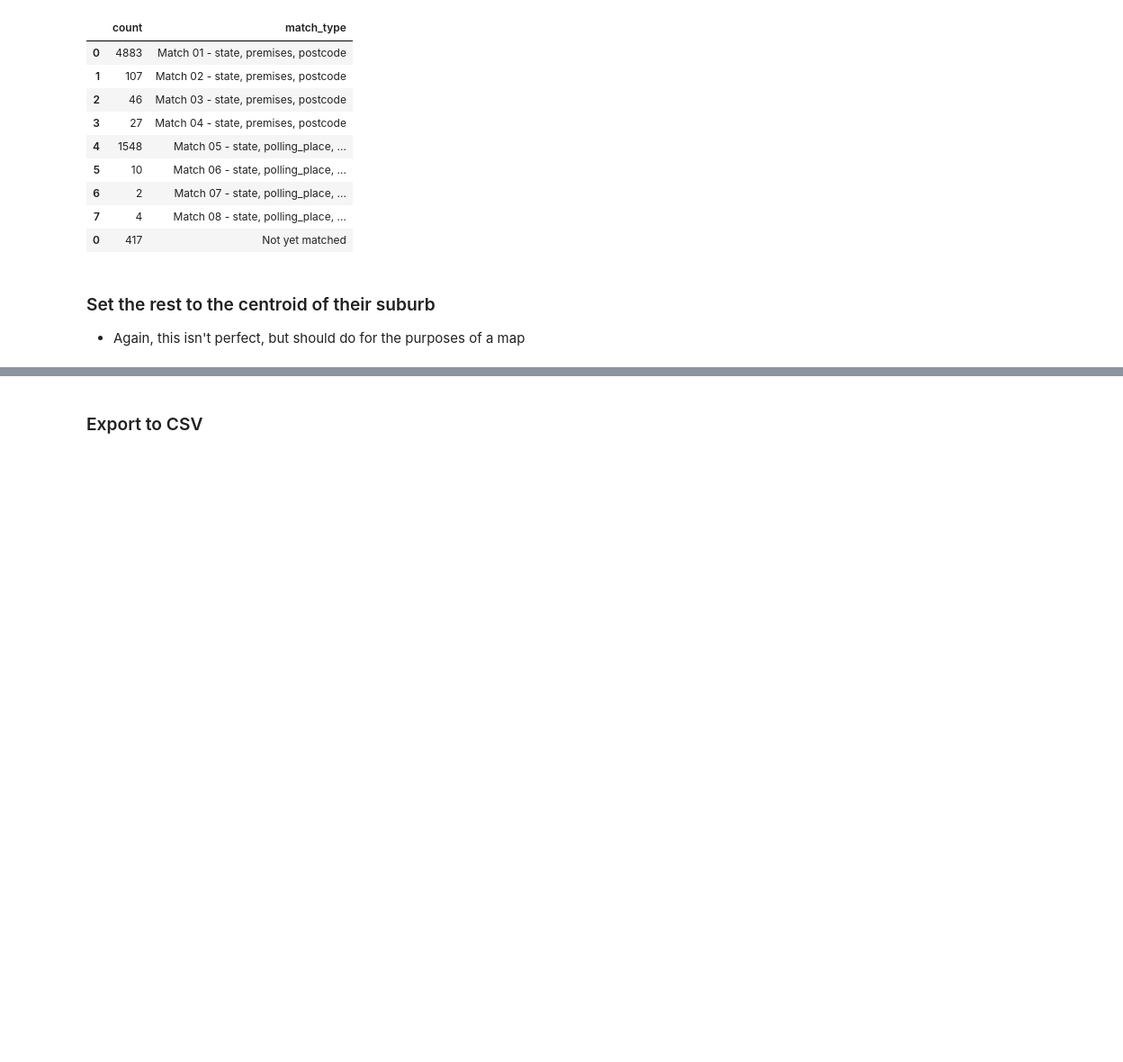
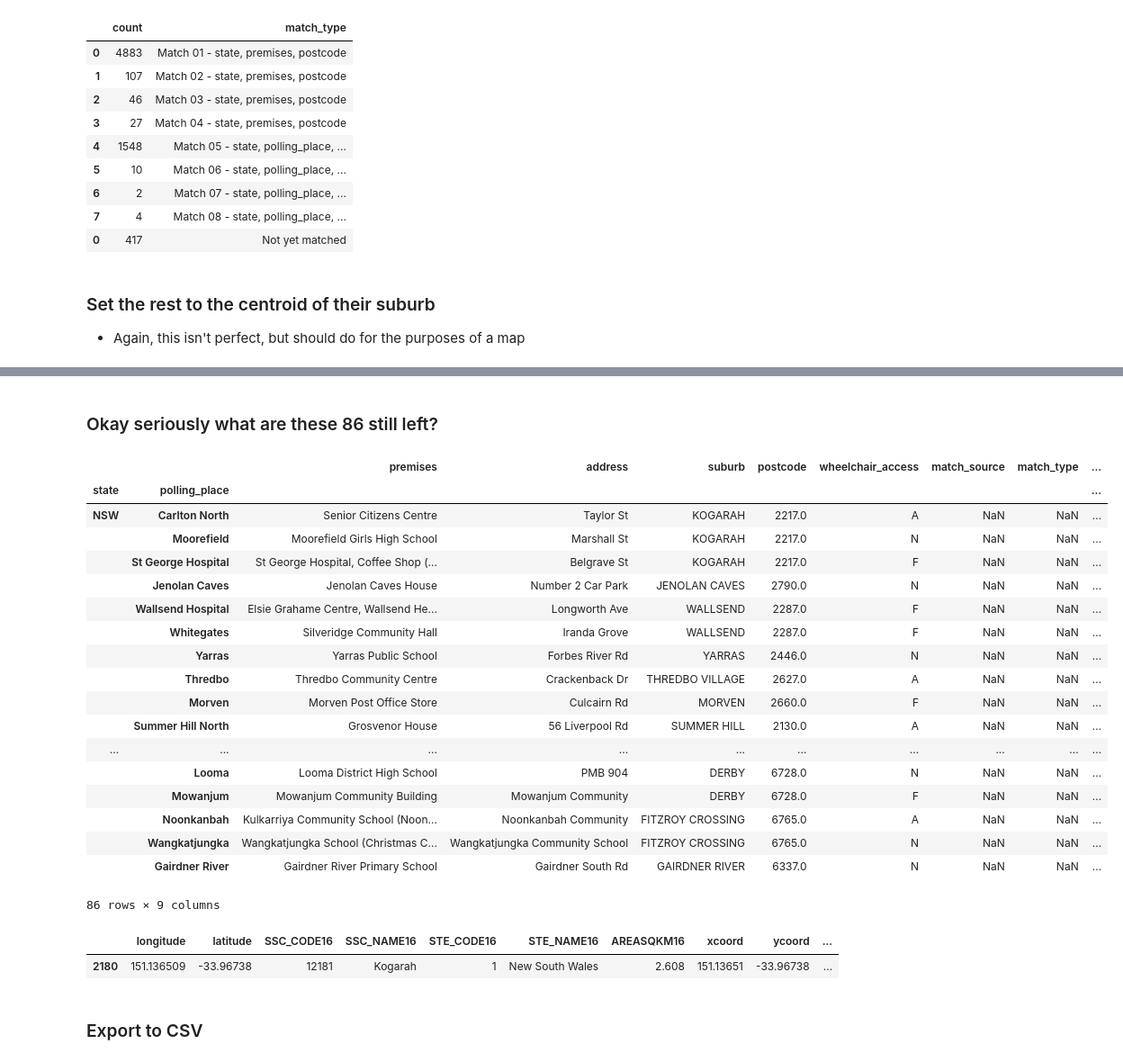
Before and after one commit to jaketclarke/australian_referenda, a Jupyter notebook: referenda_1999_geocode_polling_places.ipynb, the cells around one changed output, grey strips where cells are left out. Shown at 90% size. Drawn from its saved outputs; the diff is of its cells as text; code cells hidden in the pictures; blank space fills up the shorter version.

```diff
--- a/referenda_1999_geocode_polling_places.ipynb
+++ b/referenda_1999_geocode_polling_places.ipynb
@@ -620,3 +661,32 @@ subtown_centroids
+# %% [markdown]
+### Okay seriously what are these 86 still left?
+# %%
+df_pp_1999[df_pp_1999.match_source.isnull()]
+# %% [output]
+|  |  | premises | address | suburb | postcode | wheelchair_access | match_source | match_type | ... |
+| state | polling_place |  |  |  |  |  |  |  | ... |
+| NSW | Carlton North | Senior Citizens Centre | Taylor St | KOGARAH | 2217.0 | A | NaN | NaN | ... |
+|  | Moorefield | Moorefield Girls High School | Marshall St | KOGARAH | 2217.0 | N | NaN | NaN | ... |
+|  | St George Hospital | St George Hospital, Coffee Shop (... | Belgrave St | KOGARAH | 2217.0 | F | NaN | NaN | ... |
+|  | Jenolan Caves | Jenolan Caves House | Number 2 Car Park | JENOLAN CAVES | 2790.0 | N | NaN | NaN | ... |
+|  | Wallsend Hospital | Elsie Grahame Centre, Wallsend He... | Longworth Ave | WALLSEND | 2287.0 | F | NaN | NaN | ... |
+|  | Whitegates | Silveridge Community Hall | Iranda Grove | WALLSEND | 2287.0 | F | NaN | NaN | ... |
+|  | Yarras | Yarras Public School | Forbes River Rd | YARRAS | 2446.0 | N | NaN | NaN | ... |
+|  | Thredbo | Thredbo Community Centre | Crackenback Dr | THREDBO VILLAGE | 2627.0 | A | NaN | NaN | ... |
+|  | Morven | Morven Post Office Store | Culcairn Rd | MORVEN | 2660.0 | F | NaN | NaN | ... |
+|  | Summer Hill North | Grosvenor House | 56 Liverpool Rd | SUMMER HILL | 2130.0 | A | NaN | NaN | ... |
+| ... | ... | ... | ... | ... | ... | ... | ... | ... | ... |
+|  | Looma | Looma District High School | PMB 904 | DERBY | 6728.0 | N | NaN | NaN | ... |
+|  | Mowanjum | Mowanjum Community Building | Mowanjum Community | DERBY | 6728.0 | F | NaN | NaN | ... |
+|  | Noonkanbah | Kulkarriya Community School (Noon... | Noonkanbah Community | FITZROY CROSSING | 6765.0 | A | NaN | NaN | ... |
+|  | Wangkatjungka | Wangkatjungka School (Christmas C... | Wangkatjungka Community School | FITZROY CROSSING | 6765.0 | N | NaN | NaN | ... |
+|  | Gairdner River | Gairdner River Primary School | Gairdner South Rd | GAIRDNER RIVER | 6337.0 | N | NaN | NaN | ... |
+86 rows × 9 columns
+# %%
+subtown_centroids[subtown_centroids['suburb'] == 'KOGARAH']
+# %% [output]
+|  | longitude | latitude | SSC_CODE16 | SSC_NAME16 | STE_CODE16 | STE_NAME16 | AREASQKM16 | xcoord | ycoord | ... |
+| 2180 | 151.136509 | -33.96738 | 12181 | Kogarah | 1 | New South Wales | 2.608 | 151.13651 | -33.96738 | ... |
 # %% [markdown]
 ### Export to CSV
 # %%
```
Also changed, not shown: parts of 2 cells of this notebook.
